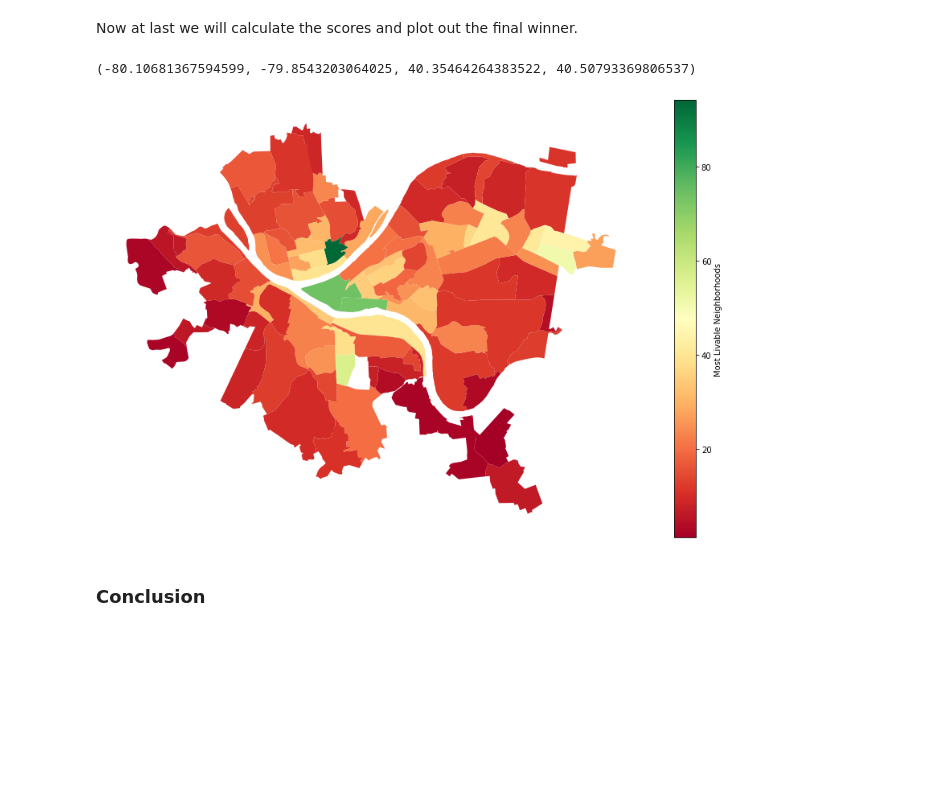
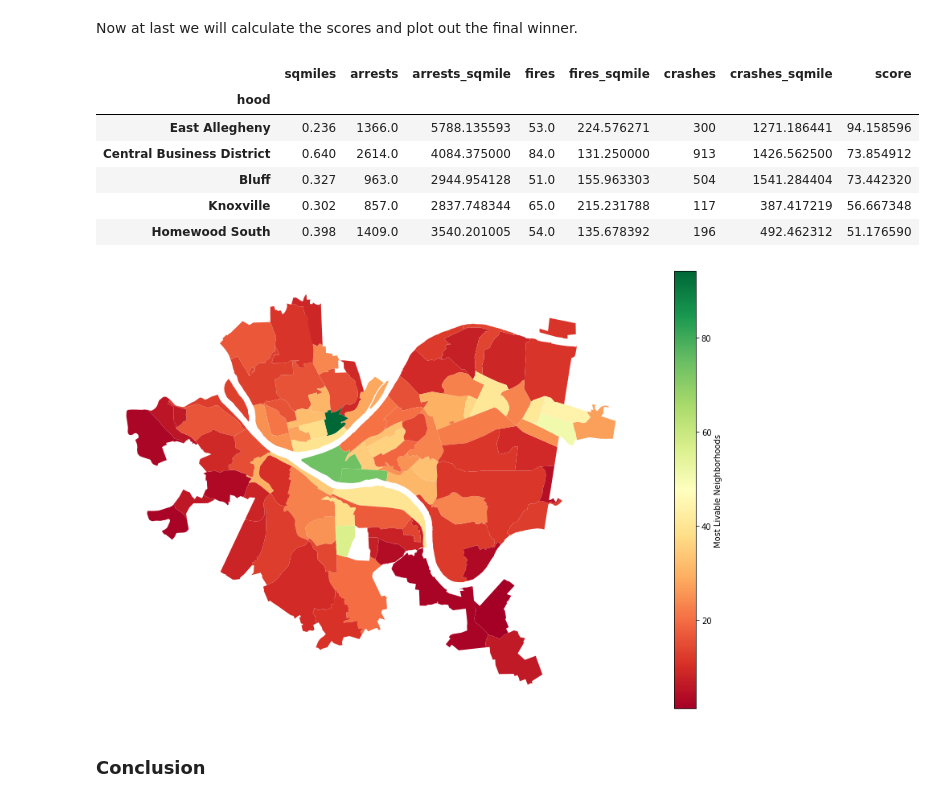
Before and after one commit to dmiller3445/Group-70, a Jupyter notebook: Final.ipynb, the cells around one changed output. Cells and saved outputs as stored; diff of their text form; code cells hidden in the pictures; blank space fills up the shorter version.

```diff
--- a/Final.ipynb
+++ b/Final.ipynb
@@ -223,12 +223,19 @@ neighborhood_gdf = neighborhood_gdf.assign(score = lambda x: (x['arrests_1'] + x
 # %%
 neighborhood_gdf.plot(column='score',
                       cmap="RdYlGn",
                       legend=True,
                       legend_kwds={'label':'Most Livable Neighborhoods'},
                       figsize=(15,10))
 plt.axis('off')
+neighborhood_gdf.sort_values('score', ascending=False)[['sqmiles','arrests','arrests_sqmile','fires','fires_sqmile','crashes','crashes_sqmile','score']].head(5)
 # %% [output]
-(-80.10681367594599, -79.8543203064025, 40.35464264383522, 40.50793369806537)
+|  | sqmiles | arrests | arrests_sqmile | fires | fires_sqmile | crashes | crashes_sqmile | score |
+| hood |  |  |  |  |  |  |  |  |
+| East Allegheny | 0.236 | 1366.0 | 5788.135593 | 53.0 | 224.576271 | 300 | 1271.186441 | 94.158596 |
+| Central Business District | 0.640 | 2614.0 | 4084.375000 | 84.0 | 131.250000 | 913 | 1426.562500 | 73.854912 |
+| Bluff | 0.327 | 963.0 | 2944.954128 | 51.0 | 155.963303 | 504 | 1541.284404 | 73.442320 |
+| Knoxville | 0.302 | 857.0 | 2837.748344 | 65.0 | 215.231788 | 117 | 387.417219 | 56.667348 |
+| Homewood South | 0.398 | 1409.0 | 3540.201005 | 54.0 | 135.678392 | 196 | 492.462312 | 51.176590 |
 [figure]
 # %% [markdown]
 ### Conclusion
```
Also changed, not shown: parts of 1 cell of this notebook.
